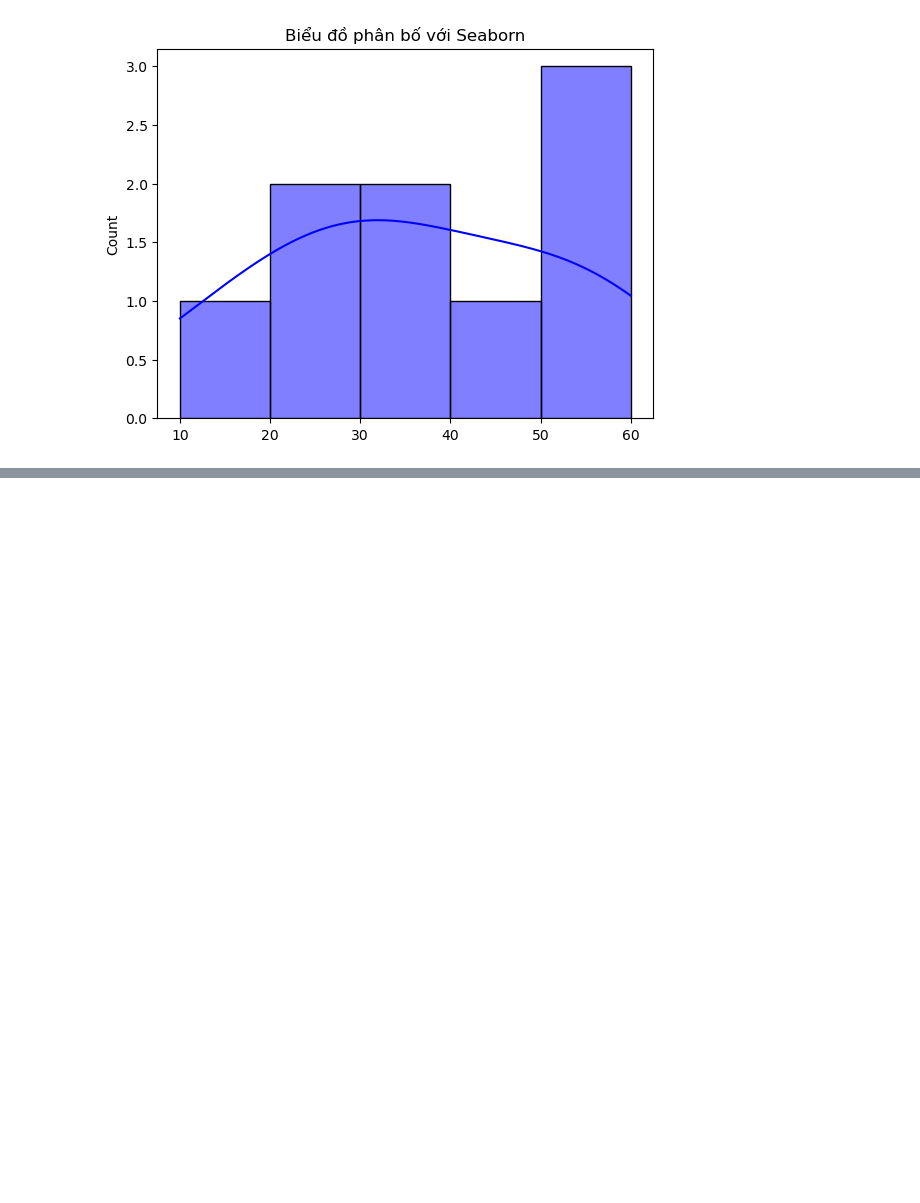
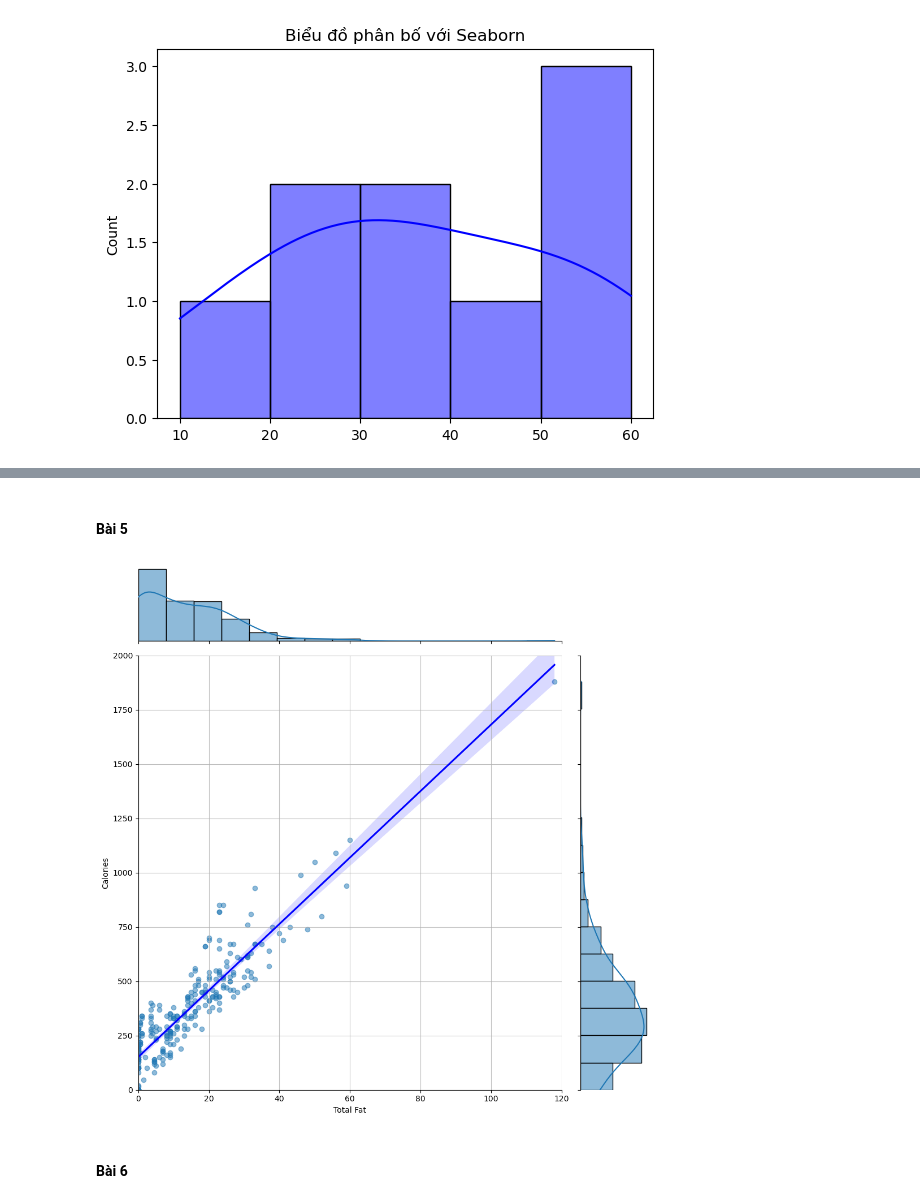
Before and after one commit to WibuNek0/AIO_Daily, a Jupyter notebook: Source Code/Day40.ipynb, the cells around one changed output, grey strips where cells are left out. Saved outputs shown, nothing was run; the diff lists cells and outputs as text; code cells hidden in the pictures; blank space fills up the shorter version.

```diff
--- a/Source Code/Day40.ipynb
+++ b/Source Code/Day40.ipynb
@@ -33,0 +136,23 @@ fig.show()
+# %% [markdown]
+#### Bài 5
+# %%
+chart = sns.jointplot(x = data["Total Fat"], y = data["Calories"]
+                      , height = 10
+                      , kind = "reg"
+                      , marginal_kws = dict(bins = 15)
+                      , joint_kws = {"scatter_kws": {"alpha": 0.5},
+                                     "line_kws": {"color": "blue"}})
+
+chart.set_axis_labels("Total Fat", "Calories")
+
+chart.ax_marg_x.set_xlim(0, 120)
+chart.ax_marg_y.set_ylim(0, 2000)
+
+chart.ax_joint.grid(True, alpha = 0.8)
+
+plt.tight_layout()
+plt.show()
+# %% [output]
+[figure, added]
+# %% [markdown]
+#### Bài 6
```
Also changed, not shown: parts of 17 cells of this notebook, 1 other file.
